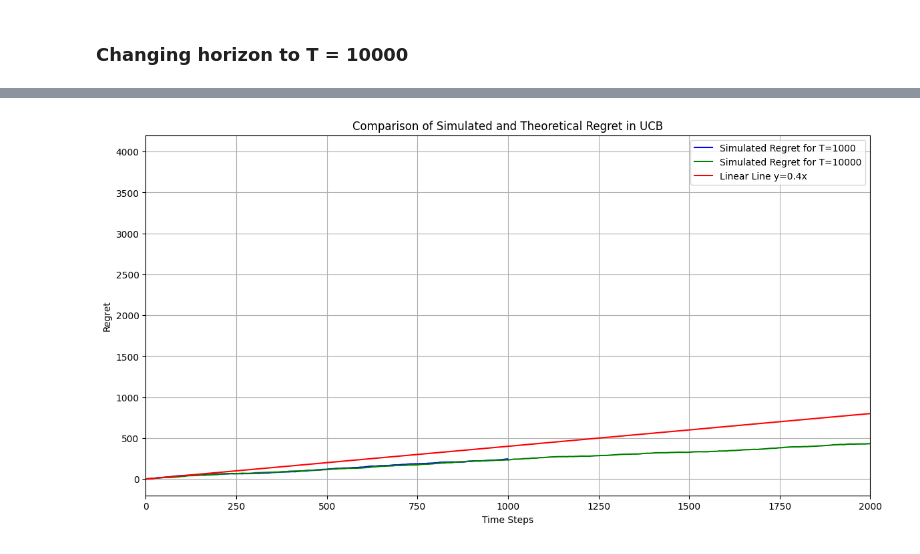
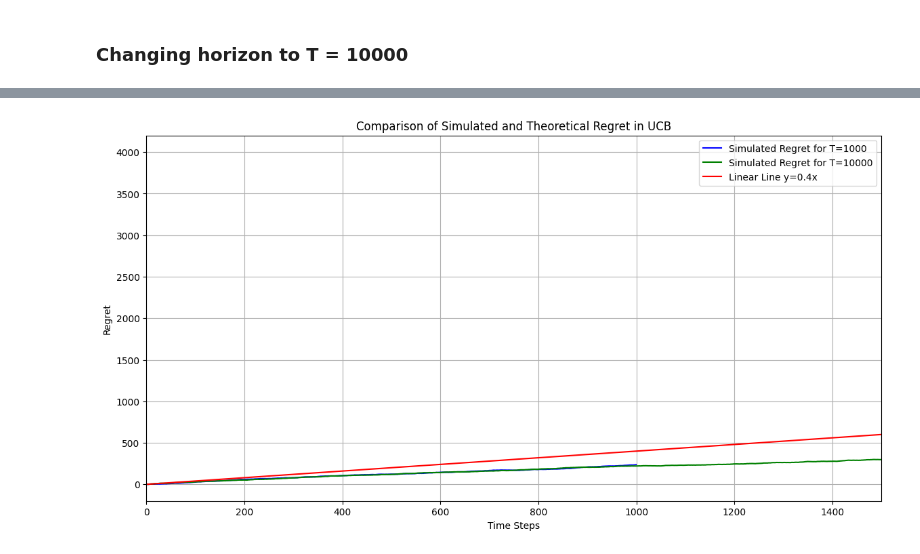
Before and after one commit to nick-hue/Reinforcement-Learning, a Jupyter notebook: Exercise1/RL_UCB.ipynb, the cells around one changed output, grey strips where cells are left out. Saved outputs shown, nothing was run; the diff lists cells and outputs as text; code cells hidden in the pictures.

```diff
--- a/Exercise1/RL_UCB.ipynb
+++ b/Exercise1/RL_UCB.ipynb
@@ -244,14 +232,14 @@ plt.show()
 # %%
 plt.figure(figsize=(14, 7))
 plt.plot(regret1000, label='Simulated Regret for T=1000', color='blue')
 plt.plot(regret10000, label='Simulated Regret for T=10000', color='green')
 plt.plot(x_linear, y_linear, label=f'Linear Line y={str(a)}x', color='red')
-plt.xlim(0,2000)
+plt.xlim(0,1500)
 plt.xlabel('Time Steps')
 plt.ylabel('Regret')
 plt.title('Comparison of Simulated and Theoretical Regret in UCB')
 plt.legend()
 plt.grid()
 plt.show()
 # %% [output]
-[figure, old version]
+[figure, new version]
```
Also changed, not shown: parts of 10 cells of this notebook.
